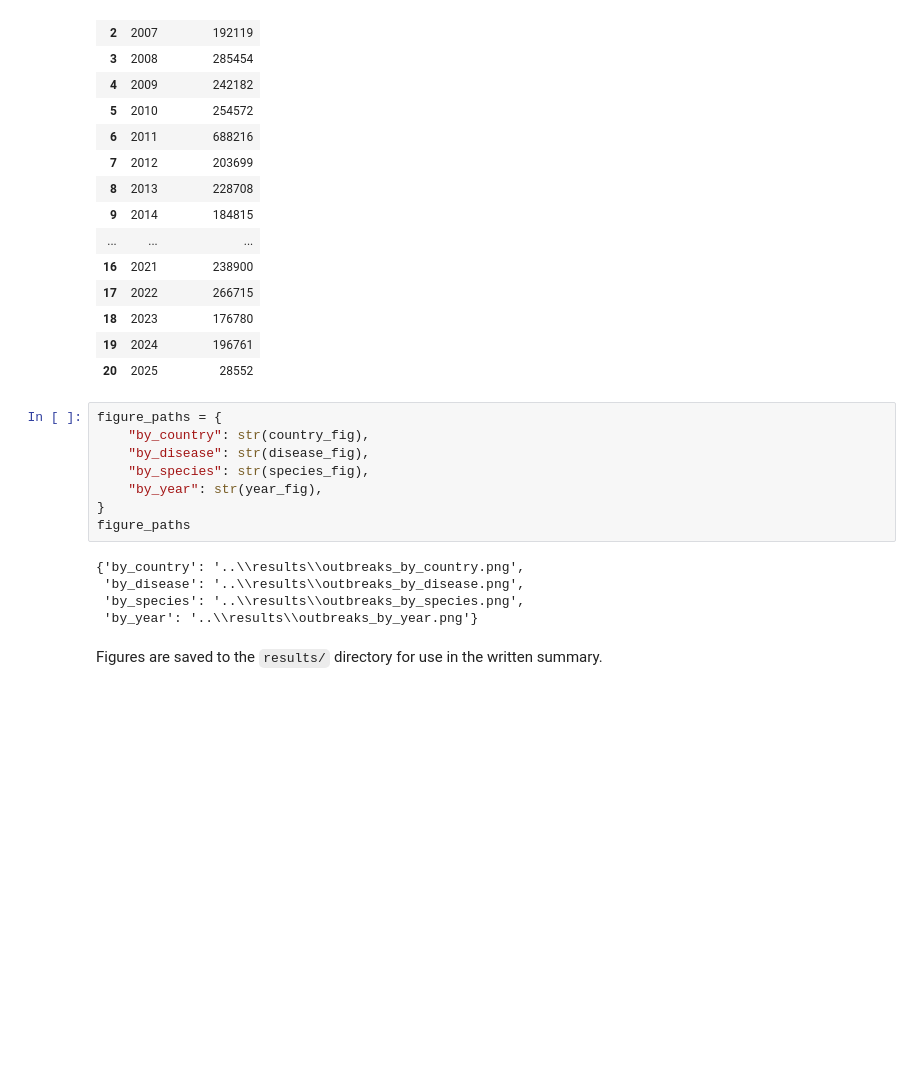
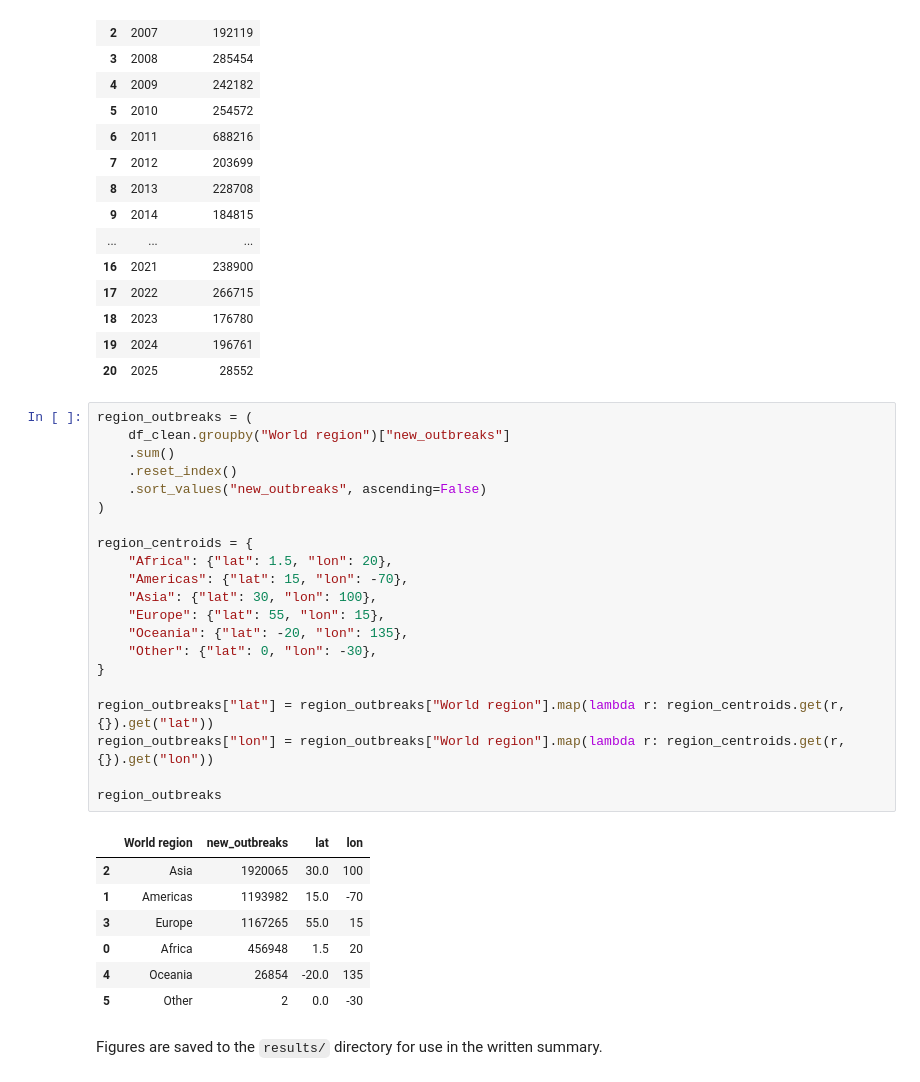
Before and after one commit to Amareteklay/addb, a Jupyter notebook: notebooks/wahis_data_exploration.ipynb, the cells around one changed output. Drawn from its saved outputs; the diff is of its cells as text; blank space fills up the shorter version.

```diff
--- a/notebooks/wahis_data_exploration.ipynb
+++ b/notebooks/wahis_data_exploration.ipynb
@@ -251,18 +254,34 @@ annual_outbreaks.reset_index(name="new_outbreaks")
 | 18 | 2023 | 176780 |
 | 19 | 2024 | 196761 |
 | 20 | 2025 | 28552 |
-# %%
-figure_paths = {
-    "by_country": str(country_fig),
-    "by_disease": str(disease_fig),
-    "by_species": str(species_fig),
-    "by_year": str(year_fig),
-}
-figure_paths
-# %% [output]
-{'by_country': '..\\results\\outbreaks_by_country.png',
- 'by_disease': '..\\results\\outbreaks_by_disease.png',
- 'by_species': '..\\results\\outbreaks_by_species.png',
- 'by_year': '..\\results\\outbreaks_by_year.png'}
+# %%
+region_outbreaks = (
+    df_clean.groupby("World region")["new_outbreaks"]
+    .sum()
+    .reset_index()
+    .sort_values("new_outbreaks", ascending=False)
+)
+
+region_centroids = {
+    "Africa": {"lat": 1.5, "lon": 20},
+    "Americas": {"lat": 15, "lon": -70},
+    "Asia": {"lat": 30, "lon": 100},
+    "Europe": {"lat": 55, "lon": 15},
+    "Oceania": {"lat": -20, "lon": 135},
+    "Other": {"lat": 0, "lon": -30},
+}
+
+region_outbreaks["lat"] = region_outbreaks["World region"].map(lambda r: region_centroids.get(r, {}).get("lat"))
+region_outbreaks["lon"] = region_outbreaks["World region"].map(lambda r: region_centroids.get(r, {}).get("lon"))
+
+region_outbreaks
+# %% [output]
+|  | World region | new_outbreaks | lat | lon |
+| 2 | Asia | 1920065 | 30.0 | 100 |
+| 1 | Americas | 1193982 | 15.0 | -70 |
+| 3 | Europe | 1167265 | 55.0 | 15 |
+| 0 | Africa | 456948 | 1.5 | 20 |
+| 4 | Oceania | 26854 | -20.0 | 135 |
+| 5 | Other | 2 | 0.0 | -30 |
 # %% [markdown]
 Figures are saved to the `results/` directory for use in the written summary.
```
Also changed, not shown: parts of 3 cells of this notebook, 3 other files.
